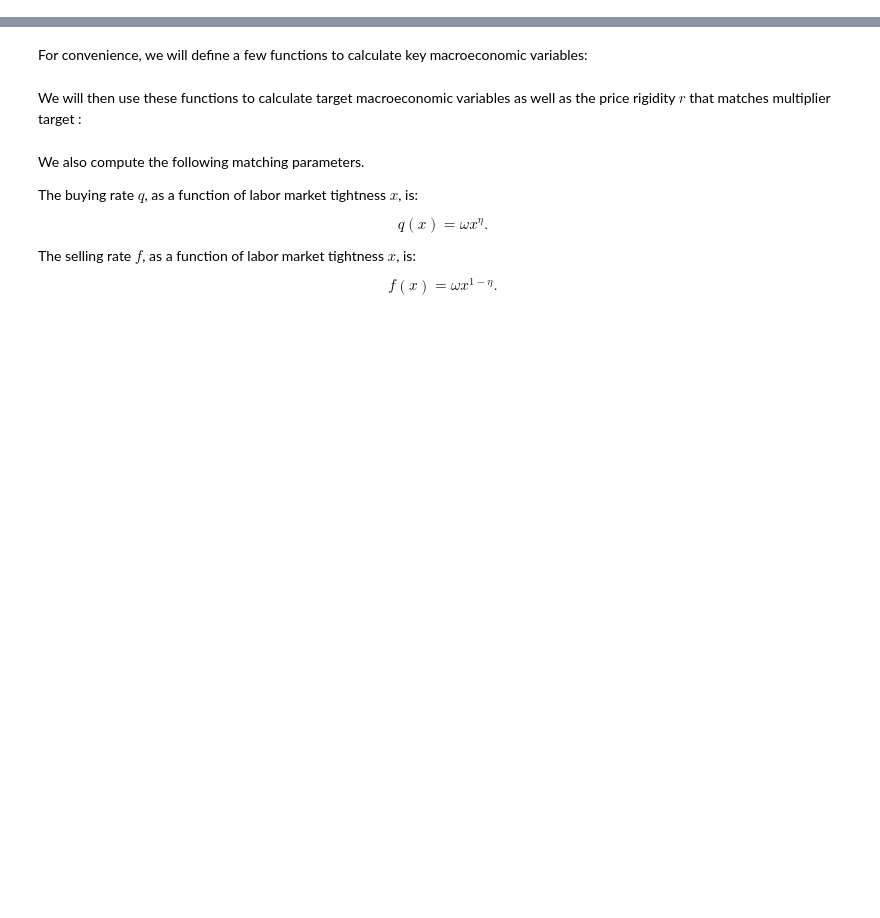
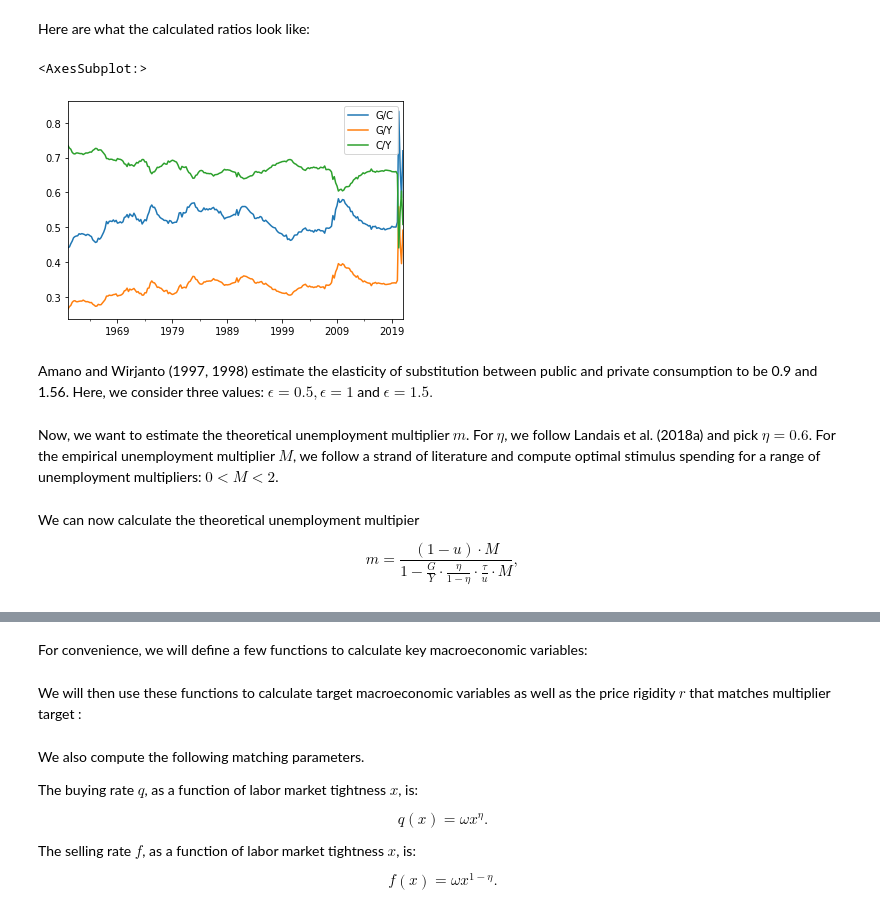
Before and after one commit to lnsongxf/public-expenditure, a Jupyter notebook: public-expenditure.ipynb, the cells around one changed output, grey strips where cells are left out. Saved outputs shown, nothing was run; the diff lists cells and outputs as text; code cells hidden in the pictures; blank space fills up the shorter version.

```diff
--- a/public-expenditure.ipynb
+++ b/public-expenditure.ipynb
@@ -14,0 +73,9 @@ import matplotlib.pyplot as plt
+# %% [markdown]
+Here are what the calculated ratios look like:
+# %%
+df[['G/C', 'G/Y', 'C/Y']].plot()
+# %% [output]
+<AxesSubplot:>
+[figure, added]
+# %% [markdown]
+Amano and Wirjanto (1997, 1998) estimate the elasticity of substitution between public and private consumption to be 0.9 and 1.56. Here, we consider three values: $\epsilon = 0.5, \epsilon = 1$ and $\epsilon = 1.5.$
@@ -14,0 +84,2 @@ import matplotlib.pyplot as plt
+# %% [markdown]
+Now, we want to estimate the theoretical unemployment multiplier $m$. For $\eta$, we follow Landais et al. (2018a) and pick $\eta = 0.6$.  For the empirical unemployment multiplier $M$, we follow a strand of literature and compute optimal stimulus spending for a range of unemployment multipliers: $0<M<2$.
@@ -14,0 +89,4 @@ import matplotlib.pyplot as plt
+# %% [markdown]
+We can now calculate the theoretical unemployment multipier
+
+$$ m = \frac{(1-u)\cdot M}{1- \frac{G}{Y}\cdot \frac{\eta}{1-\eta}\cdot \frac{\tau}{u}\cdot M},$$
```
Also changed, not shown: parts of 20 cells of this notebook, 1 other file.
